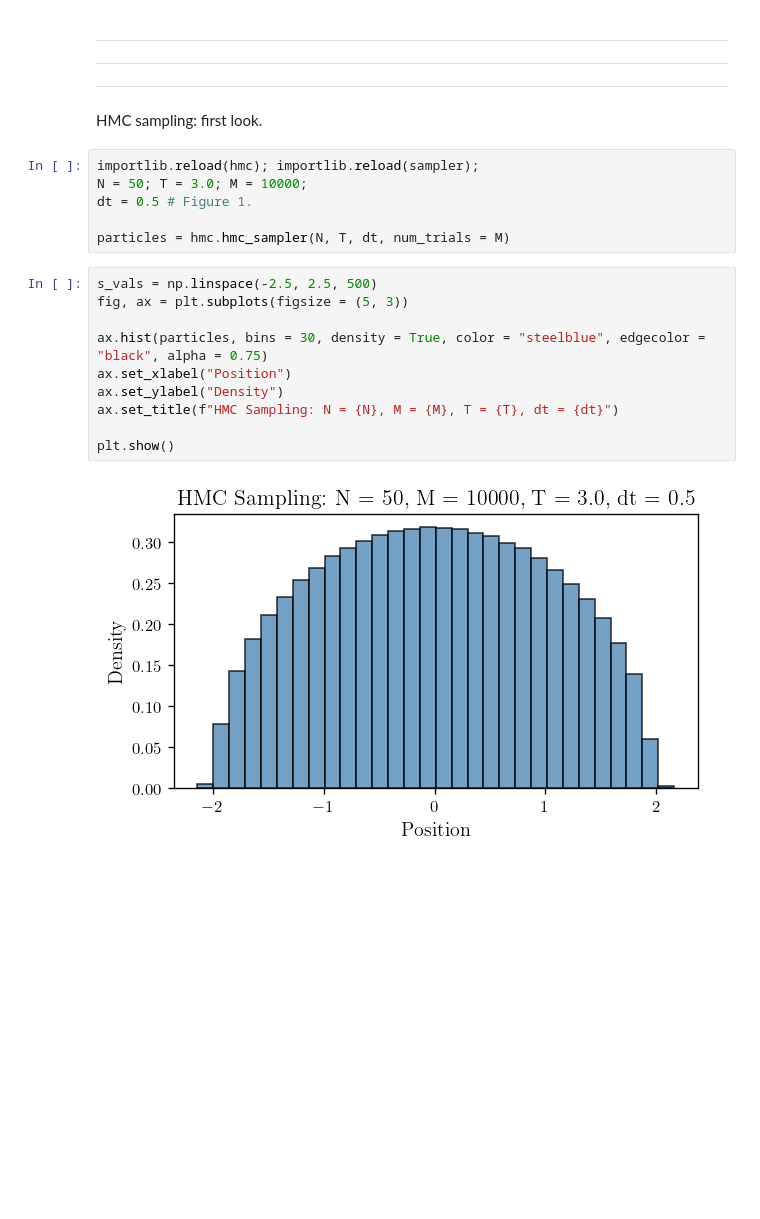
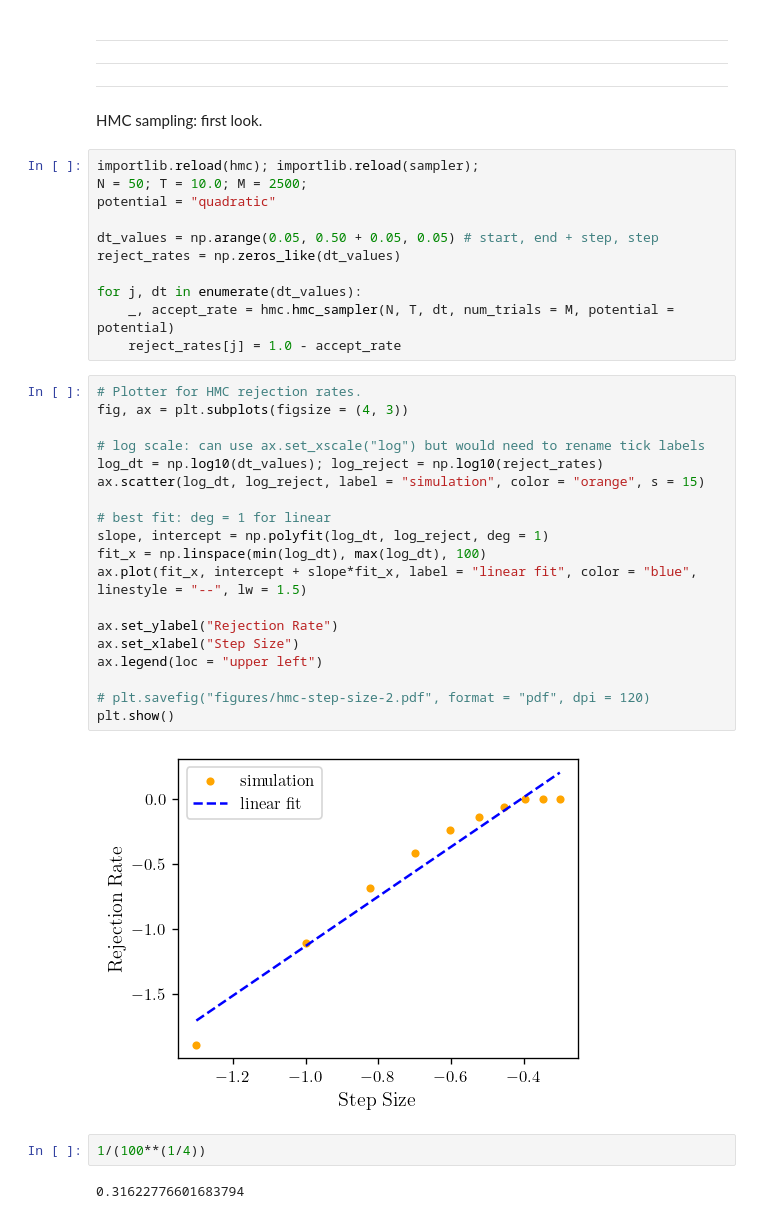
Before and after one commit to fredwdickinson/dissertation, a Jupyter notebook: code/main.ipynb, the cells around one changed output. Cells and saved outputs as stored; diff of their text form; blank space fills up the shorter version.

Commit message:
hmc bugs, and sample

```diff
--- a/code/main.ipynb
+++ b/code/main.ipynb
@@ -684,19 +684,37 @@ array([-1.69637945, -1.454114  , -1.02647344, -0.8102023 , -0.63464564,
 HMC sampling: first look.
 # %%
 importlib.reload(hmc); importlib.reload(sampler);
-N = 50; T = 3.0; M = 10000;
-dt = 0.5 # Figure 1.
+N = 50; T = 10.0; M = 2500;
+potential = "quadratic"
 
-particles = hmc.hmc_sampler(N, T, dt, num_trials = M)
+dt_values = np.arange(0.05, 0.50 + 0.05, 0.05) # start, end + step, step
+reject_rates = np.zeros_like(dt_values)
+
+for j, dt in enumerate(dt_values):
+    _, accept_rate = hmc.hmc_sampler(N, T, dt, num_trials = M, potential = potential)
+    reject_rates[j] = 1.0 - accept_rate
-# %%
-s_vals = np.linspace(-2.5, 2.5, 500)
-fig, ax = plt.subplots(figsize = (5, 3))
-
-ax.hist(particles, bins = 30, density = True, color = "steelblue", edgecolor = "black", alpha = 0.75)
-ax.set_xlabel("Position")
-ax.set_ylabel("Density")
-ax.set_title(f"HMC Sampling: N = {N}, M = {M}, T = {T}, dt = {dt}")
-
-plt.show()
-# %% [output]
-[figure, removed]
+# %%
+# Plotter for HMC rejection rates.
+fig, ax = plt.subplots(figsize = (4, 3))
+
+# log scale: can use ax.set_xscale("log") but would need to rename tick labels
+log_dt = np.log10(dt_values); log_reject = np.log10(reject_rates)
+ax.scatter(log_dt, log_reject, label = "simulation", color = "orange", s = 15)
+
+# best fit: deg = 1 for linear
+slope, intercept = np.polyfit(log_dt, log_reject, deg = 1)
+fit_x = np.linspace(min(log_dt), max(log_dt), 100)
+ax.plot(fit_x, intercept + slope*fit_x, label = "linear fit", color = "blue", linestyle = "--", lw = 1.5)
+
+ax.set_ylabel("Rejection Rate")
+ax.set_xlabel("Step Size")
+ax.legend(loc = "upper left")
+
+# plt.savefig("figures/hmc-step-size-2.pdf", format = "pdf", dpi = 120)
+plt.show()
+# %% [output]
+[figure, added]
+# %%
+1/(100**(1/4))
+# %% [output]
+0.31622776601683794
```
Also changed, not shown: parts of 2 cells of this notebook, 3 other files.
